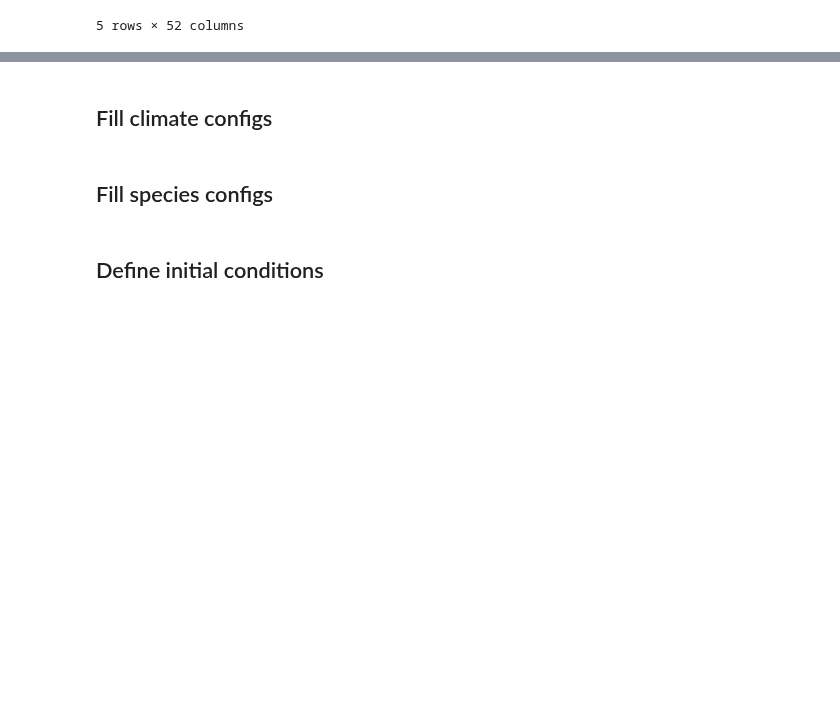
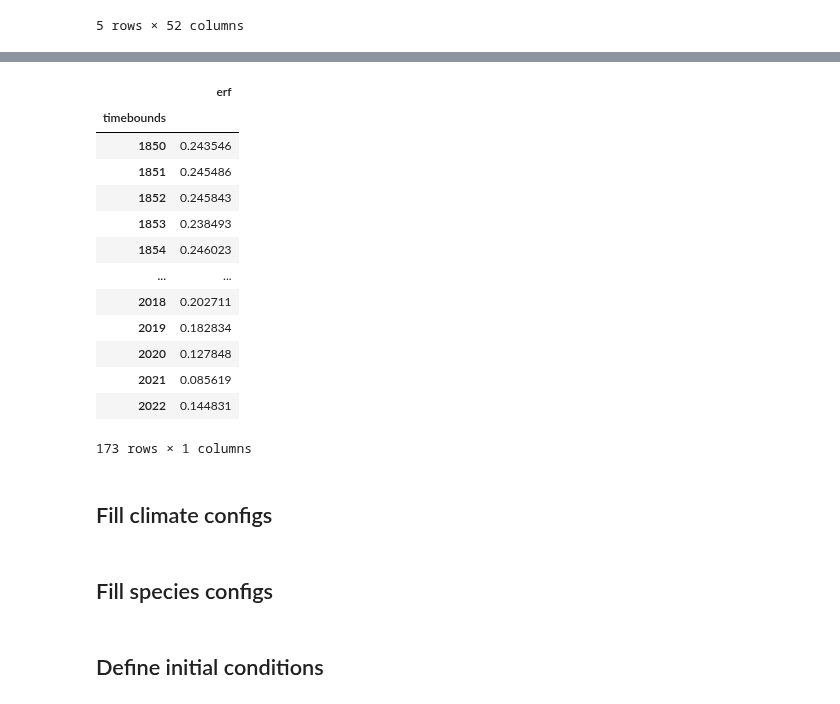
Before and after one commit to ericasimon16/woodwell_internship, a Jupyter notebook: FaIR_hist.ipynb, the cells around one changed output, grey strips where cells are left out. Drawn from its saved outputs; the diff is of its cells as text; code cells hidden in the pictures; blank space fills up the shorter version.

```diff
--- a/FaIR_hist.ipynb
+++ b/FaIR_hist.ipynb
@@ -78,0 +209,5 @@ for column in df_conc:
+# %%
+volcanic_obj = pooch.retrieve(
+    url = 'https://raw.githubusercontent.com/chrisroadmap/fair-calibrate/main/data/forcing/volcanic_ERF_1750-2101_timebounds.csv',
+    known_hash = 'md5:c0801f80f70195eb9567dbd70359219d',
+)
@@ -78,0 +244,17 @@ for column in df_conc:
+# %%
+df_volcanic
+# %% [output]
+|  | erf |
+| timebounds |  |
+| 1850 | 0.243546 |
+| 1851 | 0.245486 |
+| 1852 | 0.245843 |
+| 1853 | 0.238493 |
+| 1854 | 0.246023 |
+| ... | ... |
+| 2018 | 0.202711 |
+| 2019 | 0.182834 |
+| 2020 | 0.127848 |
+| 2021 | 0.085619 |
+| 2022 | 0.144831 |
+173 rows × 1 columns
```
Also changed, not shown: parts of 53 cells of this notebook.
